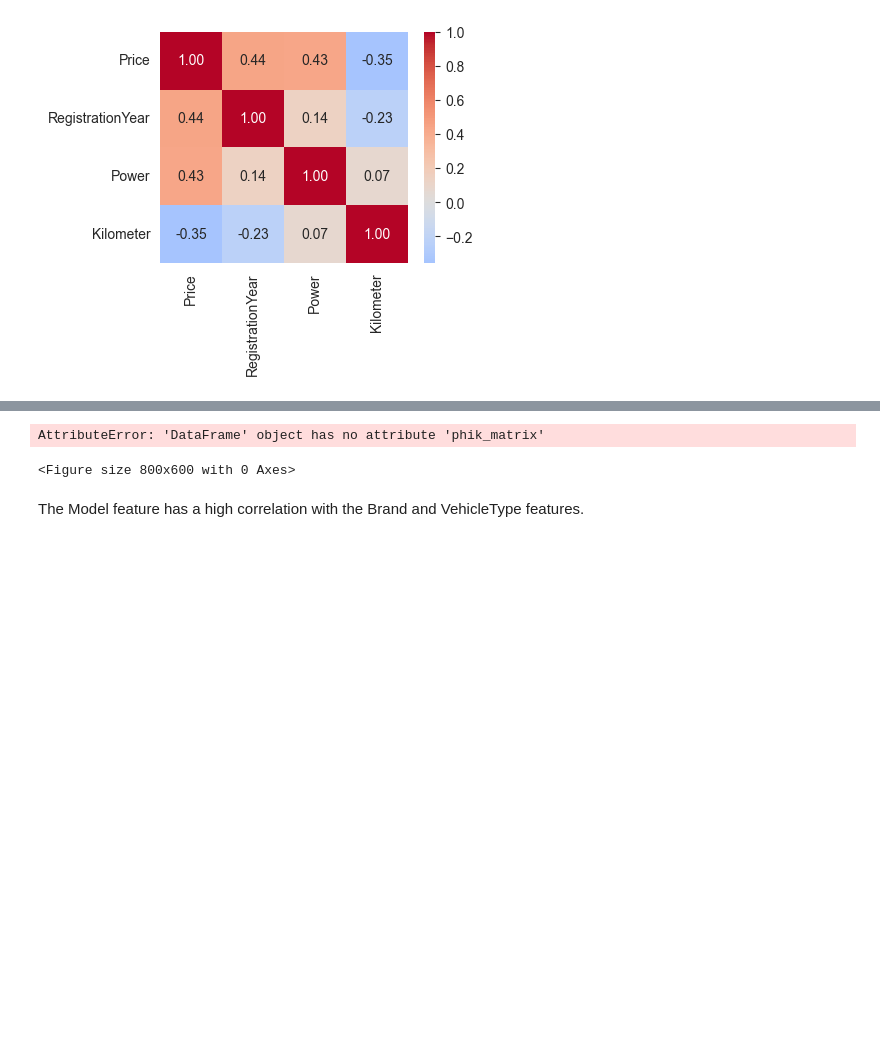
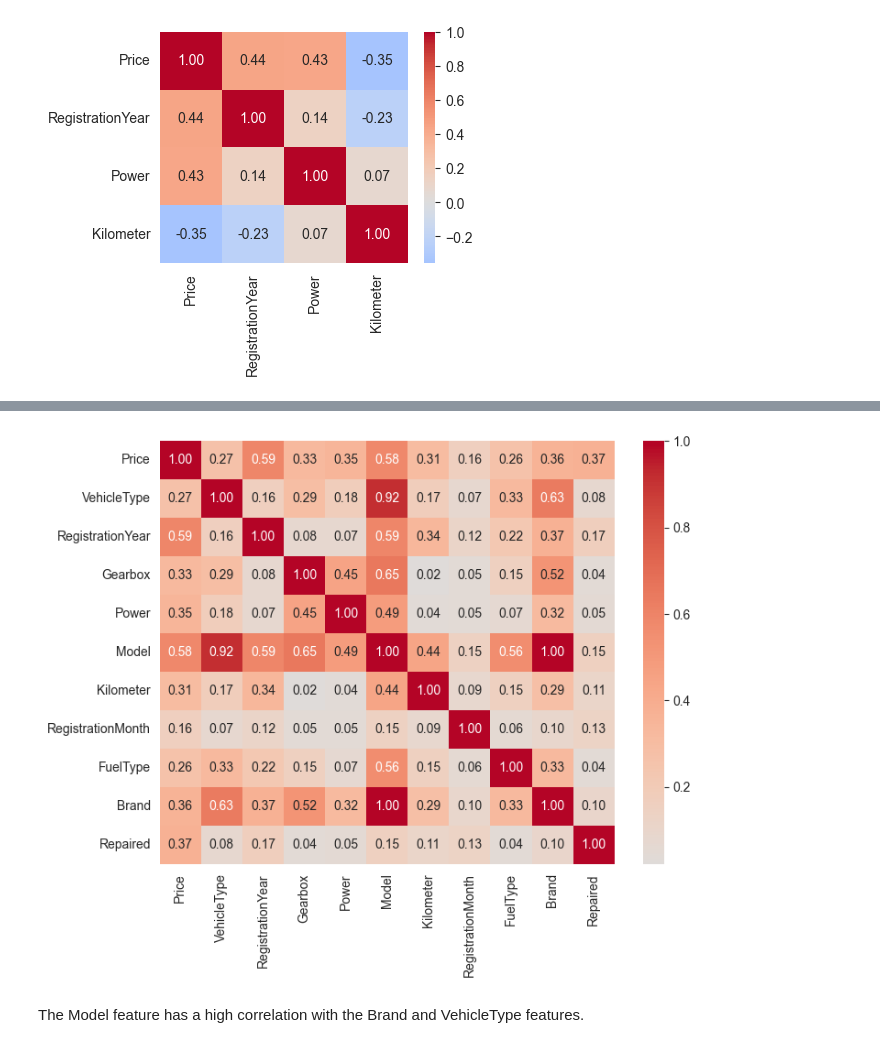
Before and after one commit to omymble/machine_learning_projects, a Jupyter notebook: 7_numerical_methods/price_prediction.ipynb, the cells around one changed output, grey strips where cells are left out. Saved outputs shown, nothing was run; the diff lists cells and outputs as text; code cells hidden in the pictures; blank space fills up the shorter version.

```diff
--- a/7_numerical_methods/price_prediction.ipynb
+++ b/7_numerical_methods/price_prediction.ipynb
@@ -323,12 +339,10 @@ plt.show()
 # %%
 plt.figure(figsize=(8, 6))
-sns.heatmap(new_df.phik_matrix(\
-                               interval_cols=['Price', 'RegistrationYear', 'Power', 'Kilometer', 'RegistrationMonth']), \
+sns.heatmap(new_df.phik_matrix(interval_cols=['Price', 'RegistrationYear', 'Power', 'Kilometer', 'RegistrationMonth']),
             fmt='.2f', cmap='coolwarm', center=0, annot=True)
 plt.show()
 # %% [output]
-AttributeError: 'DataFrame' object has no attribute 'phik_matrix'
-<Figure size 800x600 with 0 Axes>
+[figure, added]
 # %% [markdown]
 The Model feature has a high correlation with the Brand and VehicleType features.
 # %%
```
Also changed, not shown: parts of 15 cells of this notebook.
